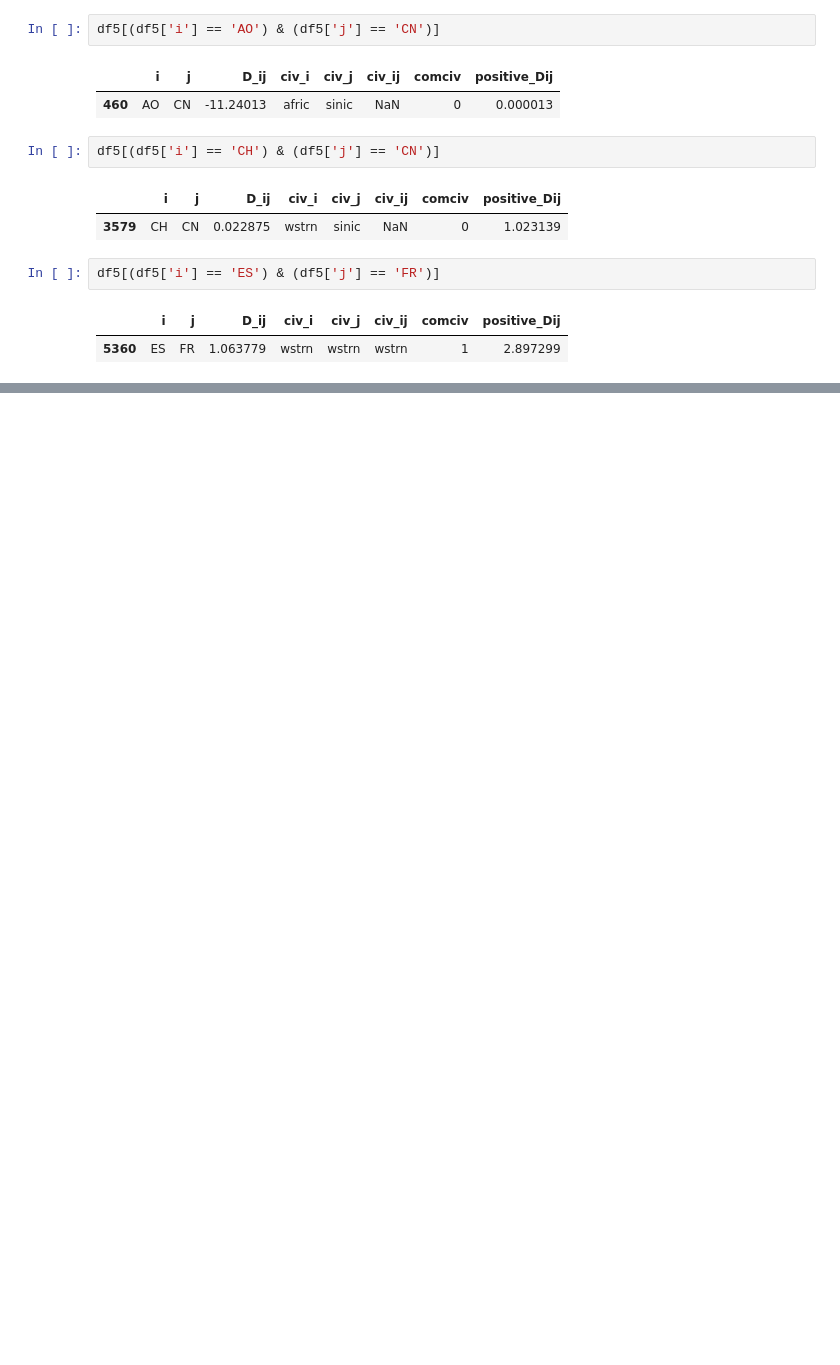
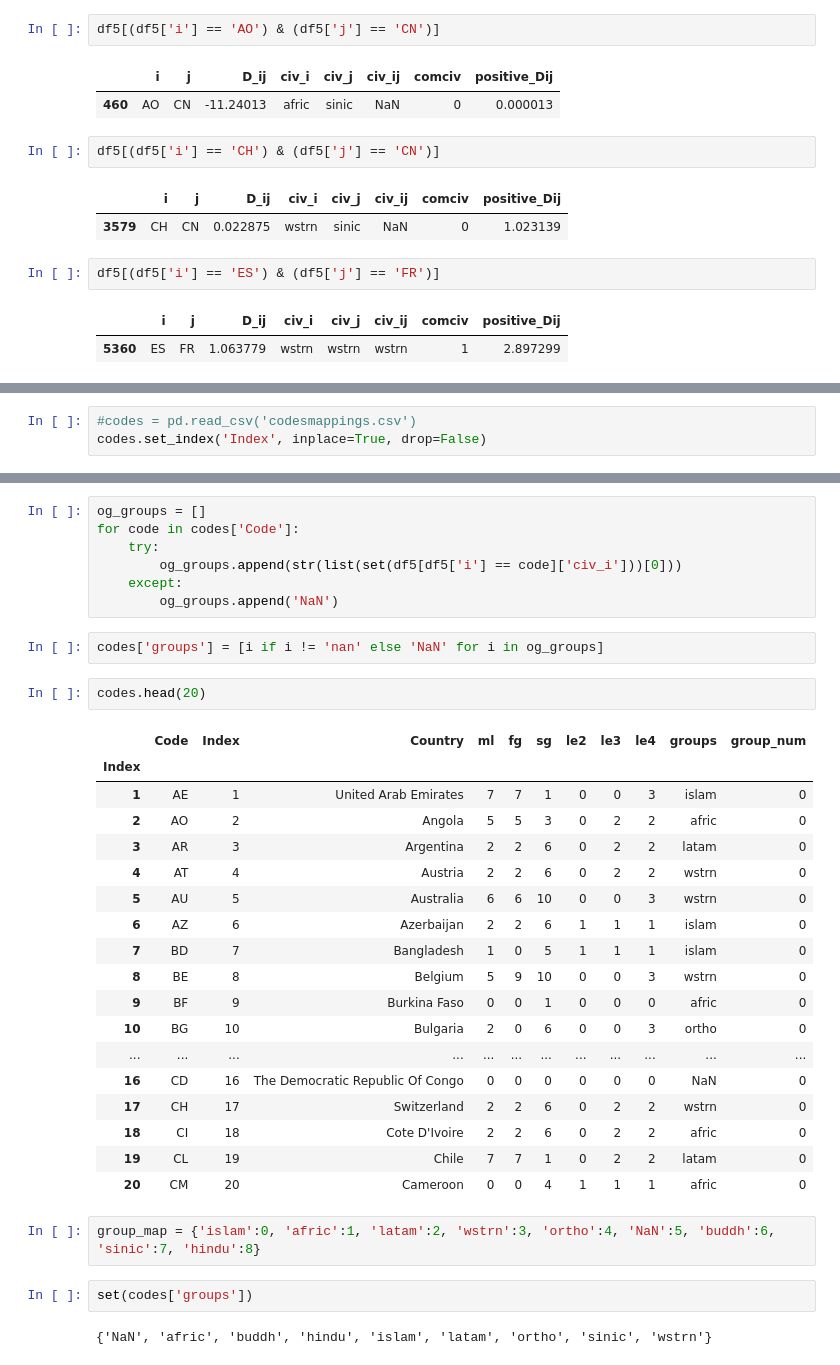
Before and after one commit to matthew-dalton/meshOfCivilizations, a Jupyter notebook: maps.ipynb, the cells around one changed output, grey strips where cells are left out. Cells and saved outputs as stored; diff of their text form; blank space fills up the shorter version.

Commit message:
made final group encodings for project

```diff
--- a/maps.ipynb
+++ b/maps.ipynb
@@ -148,0 +131,3 @@ ModuleNotFoundError: No module named 'geopandas'
+# %%
+#codes = pd.read_csv('codesmappings.csv')
+codes.set_index('Index', inplace=True, drop=False)
@@ -148,0 +141,36 @@ ModuleNotFoundError: No module named 'geopandas'
+# %%
+og_groups = []
+for code in codes['Code']:
+    try:
+        og_groups.append(str(list(set(df5[df5['i'] == code]['civ_i']))[0]))
+    except:
+        og_groups.append('NaN')
+# %%
+codes['groups'] = [i if i != 'nan' else 'NaN' for i in og_groups]
+# %%
+codes.head(20)
+# %% [output]
+|  | Code | Index | Country | ml | fg | sg | le2 | le3 | le4 | groups | group_num |
+| Index |  |  |  |  |  |  |  |  |  |  |  |
+| 1 | AE | 1 | United Arab Emirates | 7 | 7 | 1 | 0 | 0 | 3 | islam | 0 |
+| 2 | AO | 2 | Angola | 5 | 5 | 3 | 0 | 2 | 2 | afric | 0 |
+| 3 | AR | 3 | Argentina | 2 | 2 | 6 | 0 | 2 | 2 | latam | 0 |
+| 4 | AT | 4 | Austria | 2 | 2 | 6 | 0 | 2 | 2 | wstrn | 0 |
+| 5 | AU | 5 | Australia | 6 | 6 | 10 | 0 | 0 | 3 | wstrn | 0 |
+| 6 | AZ | 6 | Azerbaijan | 2 | 2 | 6 | 1 | 1 | 1 | islam | 0 |
+| 7 | BD | 7 | Bangladesh | 1 | 0 | 5 | 1 | 1 | 1 | islam | 0 |
+| 8 | BE | 8 | Belgium | 5 | 9 | 10 | 0 | 0 | 3 | wstrn | 0 |
+| 9 | BF | 9 | Burkina Faso | 0 | 0 | 1 | 0 | 0 | 0 | afric | 0 |
+| 10 | BG | 10 | Bulgaria | 2 | 0 | 6 | 0 | 0 | 3 | ortho | 0 |
+| ... | ... | ... | ... | ... | ... | ... | ... | ... | ... | ... | ... |
+| 16 | CD | 16 | The Democratic Republic Of Congo | 0 | 0 | 0 | 0 | 0 | 0 | NaN | 0 |
+| 17 | CH | 17 | Switzerland | 2 | 2 | 6 | 0 | 2 | 2 | wstrn | 0 |
+| 18 | CI | 18 | Cote D'Ivoire | 2 | 2 | 6 | 0 | 2 | 2 | afric | 0 |
+| 19 | CL | 19 | Chile | 7 | 7 | 1 | 0 | 2 | 2 | latam | 0 |
+| 20 | CM | 20 | Cameroon | 0 | 0 | 4 | 1 | 1 | 1 | afric | 0 |
+# %%
+group_map = {'islam':0, 'afric':1, 'latam':2, 'wstrn':3, 'ortho':4, 'NaN':5, 'buddh':6, 'sinic':7, 'hindu':8}
+# %%
+set(codes['groups'])
+# %% [output]
+{'NaN', 'afric', 'buddh', 'hindu', 'islam', 'latam', 'ortho', 'sinic', 'wstrn'}
```
Also changed, not shown: parts of 11 cells of this notebook, 4 other files.
